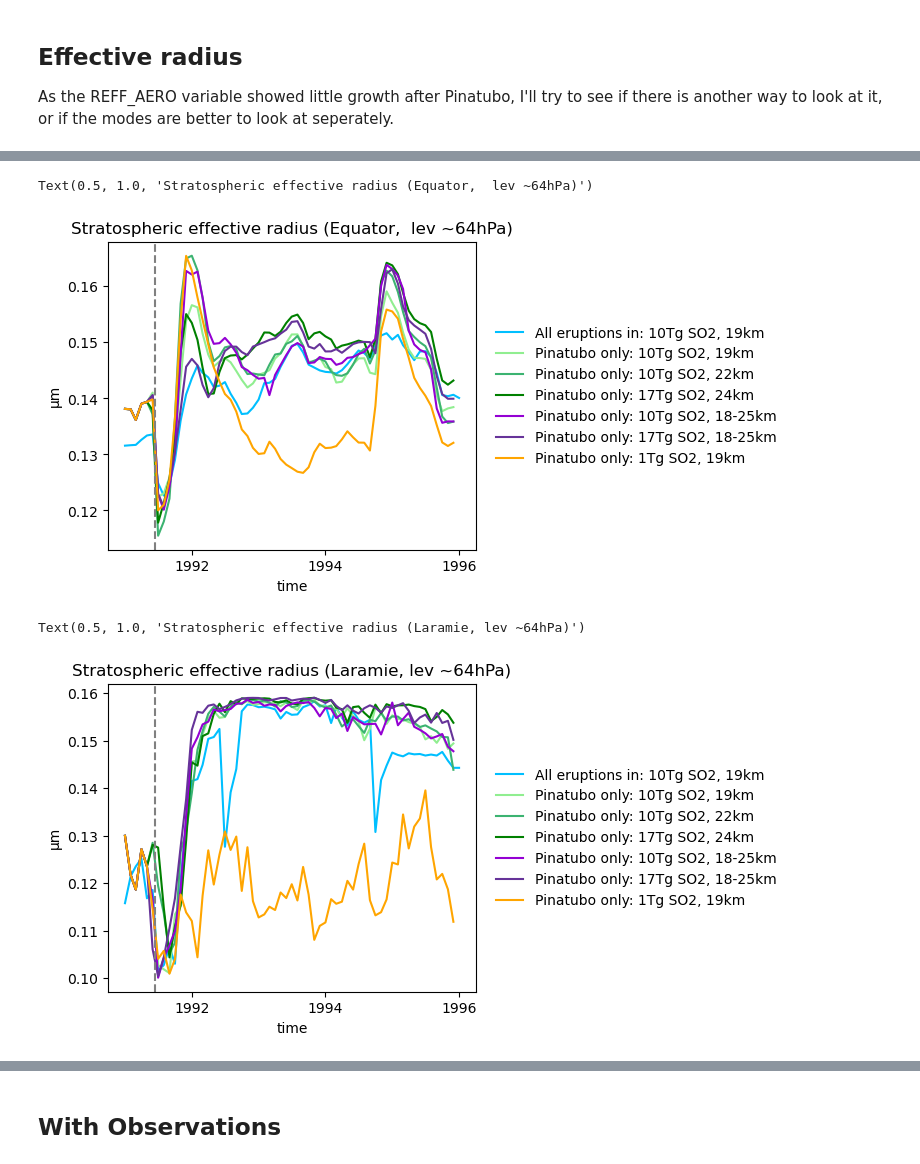
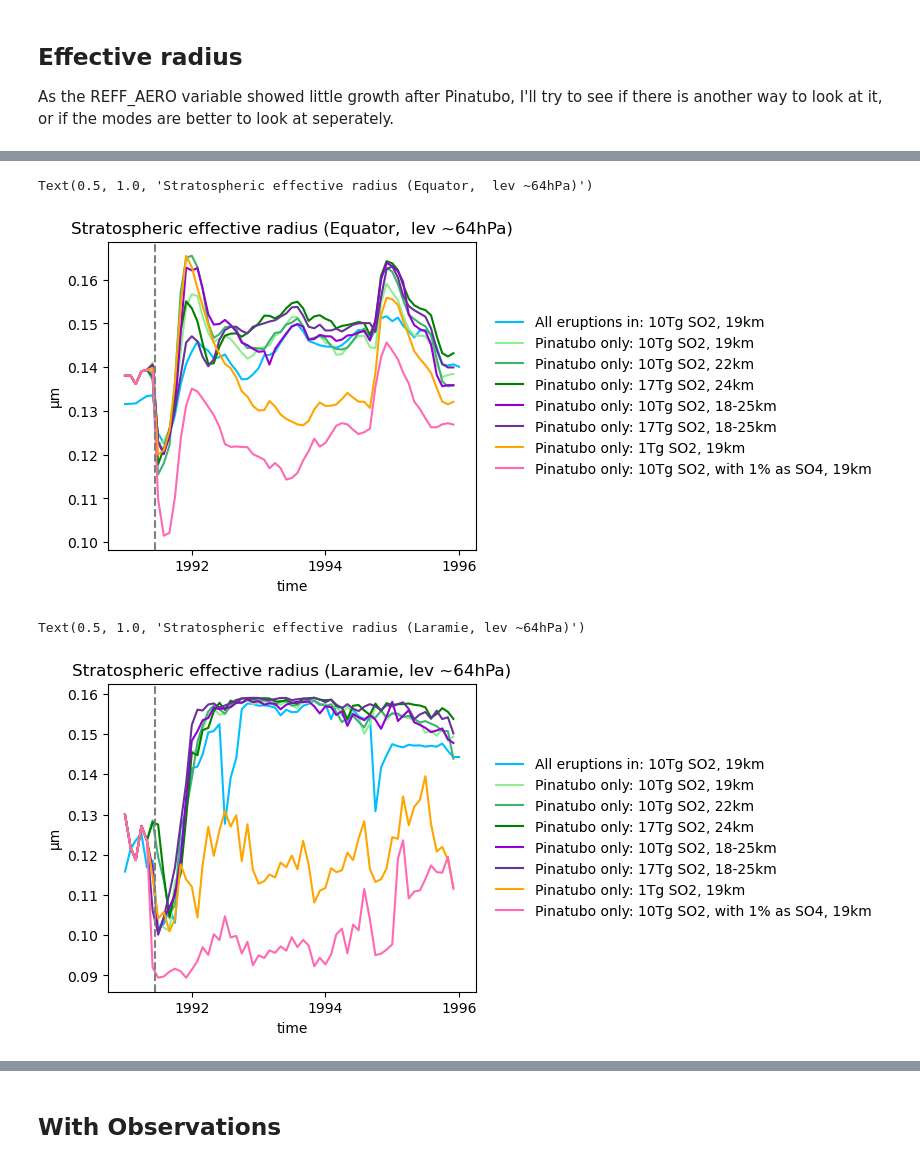
Before and after one commit to EliHHogemo/master_thesis, a Jupyter notebook: reff_plotting.ipynb, the cells around one changed output, grey strips where cells are left out. Drawn from its saved outputs; the diff is of its cells as text; code cells hidden in the pictures.

```diff
--- a/reff_plotting.ipynb
+++ b/reff_plotting.ipynb
@@ -73,6 +55,9 @@ ds_1825_17tg = xr.open_mfdataset(f"{path_atm_1825_17tg}/NHIST_tropstratchem_f09_
 # %%
 path_atm_1tg = "/nird/datapeak/NS1004K/elihho/NHIST_tropstratchem_20251210_pinatubo1Tg19_e01/atm/hist"
 ds_1tg = xr.open_mfdataset(f"{path_atm_1tg}/NHIST_tropstratchem_f09_tn14_20251210_Pinatubo1Tg19_01.cam.h0.*.nc", combine="by_coords", parallel=True)
+# %%
+path_atm_1pr = "/nird/datapeak/NS1004K/elihho/NHIST_tropstratchem_20251223_pinatubo10Tg_1pr/atm/hist"
+ds_1pr = xr.open_mfdataset(f"{path_atm_1pr}/NHIST_tropstratchem_f09_tn14_20251223_Pinatubo10Tg19_1pr.cam.h0.*.nc", combine="by_coords", parallel=True)
 # %%
 client.close()
 # %%
@@ -102,6 +87,9 @@ ds_1825_17tg = ds_1825_17tg.assign_coords(time=shifted_time)
 # %%
 shifted_time = np.array([shift_one_month_back(t) for t in ds_1tg['time'].values])
 ds_1tg = ds_1tg.assign_coords(time=shifted_time)
+
+shifted_time = np.array([shift_one_month_back(t) for t in ds_1pr['time'].values])
+ds_1pr = ds_1pr.assign_coords(time=shifted_time)
 # %%
 lat_19 = ds_19["lat"]
 weighted_lat_19 = np.cos(np.deg2rad(lat_19))
@@ -117,6 +105,8 @@ lat_1825_17tg = ds_1825_17tg["lat"]
 weighted_lat_1825_17tg = np.cos(np.deg2rad(lat_1825_17tg))
 lat_1tg = ds_1tg["lat"]
 weighted_lat_1tg = np.cos(np.deg2rad(lat_1tg))
+lat_1pr = ds_1pr["lat"]
+weighted_lat_1pr = np.cos(np.deg2rad(lat_1pr))
 # %%
 lev_19 = ds_19["lev"]
 weighted_lev_19 = np.cos(np.deg2rad(lev_19))
@@ -132,6 +122,8 @@ lev_1825_17tg = ds_1825_17tg["lev"]
 weighted_lev_1825_17tg = np.cos(np.deg2rad(lev_1825_17tg))
 lev_1tg = ds_1tg["lev"]
 weighted_lev_1tg = np.cos(np.deg2rad(lev_1tg))
+lev_1pr = ds_1pr["lev"]
+weighted_lev_1pr = np.cos(np.deg2rad(lev_1pr))
 # %%
 tropopause_19 = ds_19["TROP_P"].weighted(weighted_lat_19).mean(dim=["lat", "lon"])
 p_lev_19 = tropopause_19 * 0.01
@@ -245,35 +243,36 @@ SReff = compute_SReff(ds_19, p_lev=plev, weighted_lat=weighted_lat_19, weighted_
 SReff = SReff.sel(time=slice("1991-01-01", "1996-01-01"))
 SReff_19_c = compute_SReff(ds_19_c,  p_lev=plev, weighted_lat=weighted_lat_19_c, weighted_lev=weighted_lev_19_c, lat_range=(-5,5))
 SReff_22 = compute_SReff(ds_22,  p_lev=plev, weighted_lat=weighted_lat_22, weighted_lev=weighted_lev_22, lat_range=(-5,5))
 SReff_24 = compute_SReff(ds_24, p_lev=plev, weighted_lat=weighted_lat_24, weighted_lev=weighted_lev_24, lat_range=(-5,5))
 SReff_1825 = compute_SReff(ds_1825, p_lev=plev, weighted_lat=weighted_lat_1825, weighted_lev=weighted_lev_1825, lat_range=(-5,5))
 SReff_1825_17tg = compute_SReff(ds_1825_17tg, p_lev=plev,weighted_lat=weighted_lat_1825_17tg, weighted_lev=weighted_lev_1825_17tg, lat_range=(-5,5))
 SReff_1tg = compute_SReff(ds_1tg, p_lev=plev, weighted_lat=weighted_lat_1tg, weighted_lev=weighted_lev_1tg, lat_range=(-5,5))
-
+SReff_1pr = compute_SReff(ds_1pr, p_lev=plev, weighted_lat=weighted_lat_1pr, weighted_lev=weighted_lev_1pr, lat_range=(-5,5))
 
 fig, ax = plt.subplots(figsize=(7, 4))
 SReff.plot(ax=ax, color="deepskyblue", label="All eruptions in: 10Tg SO2, 19km")
 SReff_19_c.plot(ax=ax, color="lightgreen", label="Pinatubo only: 10Tg SO2, 19km")
 SReff_22.plot(ax=ax, color="mediumseagreen", label="Pinatubo only: 10Tg SO2, 22km")
 SReff_24.plot(ax=ax, color="green", label="Pinatubo only: 17Tg SO2, 24km")
 SReff_1825.plot(ax=ax, color="darkviolet", label="Pinatubo only: 10Tg SO2, 18-25km")
 SReff_1825_17tg.plot(ax=ax, color="rebeccapurple", label="Pinatubo only: 17Tg SO2, 18-25km")
 SReff_1tg.plot(ax=ax, color="orange", label="Pinatubo only: 1Tg SO2, 19km")
+SReff_1pr.plot(ax=ax, color="hotpink", label="Pinatubo only: 10Tg SO2, with 1% as SO4, 19km")
 
 tline = cftime.DatetimeNoLeap(1991, 6, 15)
 ax.axvline(tline, color="gray", linestyle="--")
 
 fig.subplots_adjust(right=0.65)
 ax.legend(
     loc="center left",
     bbox_to_anchor=(1.02, 0.5),
     frameon=False
 )
 ax.set_ylabel("µm")
 ax.set_title(f"Stratospheric effective radius (Equator,  lev ~{plev}hPa)")
 # %% [output]
 Text(0.5, 1.0, 'Stratospheric effective radius (Equator,  lev ~64hPa)')
-[figure, old version]
+[figure, new version]
 # %%
 cm_to_mym = 10000
 p_lev_l = 130
@@ -287,6 +286,7 @@ SReff_24 = compute_SReff(ds_24, p_lev=plev, weighted_lat=weighted_lat_24, weight
 SReff_1825 = compute_SReff(ds_1825,  p_lev=plev, weighted_lat=weighted_lat_1825, weighted_lev=weighted_lev_1825, lat_range=(40,43), lon_range=(105, 106.5))
 SReff_1825_17tg = compute_SReff(ds_1825_17tg,  p_lev=plev, weighted_lat=weighted_lat_1825_17tg, weighted_lev=weighted_lev_1825_17tg, lat_range=(40,43), lon_range=(105, 106.5))
 SReff_1tg = compute_SReff(ds_1tg,  p_lev=plev, weighted_lat=weighted_lat_1tg, weighted_lev=weighted_lev_1tg, lat_range=(40,43), lon_range=(105, 106.5))
+SReff_1pr = compute_SReff(ds_1pr,  p_lev=plev, weighted_lat=weighted_lat_1pr, weighted_lev=weighted_lev_1pr, lat_range=(40,43), lon_range=(105, 106.5))
 
 fig, ax = plt.subplots(figsize=(7, 4))
 SReff.plot(ax=ax, color="deepskyblue", label="All eruptions in: 10Tg SO2, 19km")
@@ -296,6 +296,7 @@ SReff_24.plot(ax=ax, color="green", label="Pinatubo only: 17Tg SO2, 24km")
 SReff_1825.plot(ax=ax, color="darkviolet", label="Pinatubo only: 10Tg SO2, 18-25km")
 SReff_1825_17tg.plot(ax=ax, color="rebeccapurple", label="Pinatubo only: 17Tg SO2, 18-25km")
 SReff_1tg.plot(ax=ax, color="orange", label="Pinatubo only: 1Tg SO2, 19km")
+SReff_1pr.plot(ax=ax, color="hotpink", label="Pinatubo only: 10Tg SO2, with 1% as SO4, 19km")
 
 tline = cftime.DatetimeNoLeap(1991, 6, 15)
 ax.axvline(tline, color="gray", linestyle="--")
@@ -310,7 +311,7 @@ ax.set_ylabel("µm")
 ax.set_title(f"Stratospheric effective radius (Laramie, lev ~{plev}hPa)")
 # %% [output]
 Text(0.5, 1.0, 'Stratospheric effective radius (Laramie, lev ~64hPa)')
-[figure, old version]
+[figure, new version]
 # %%
 # vars to use: NMR, SIGMA, NCONC, VCONC, NNAT_
 mode_list = ["01", "02", "03", "04", "05", "06", "07", "08", "09", "10", "11", "12", "13", "14"]
```
Also changed, not shown: parts of 6 cells of this notebook, 3 other files.
